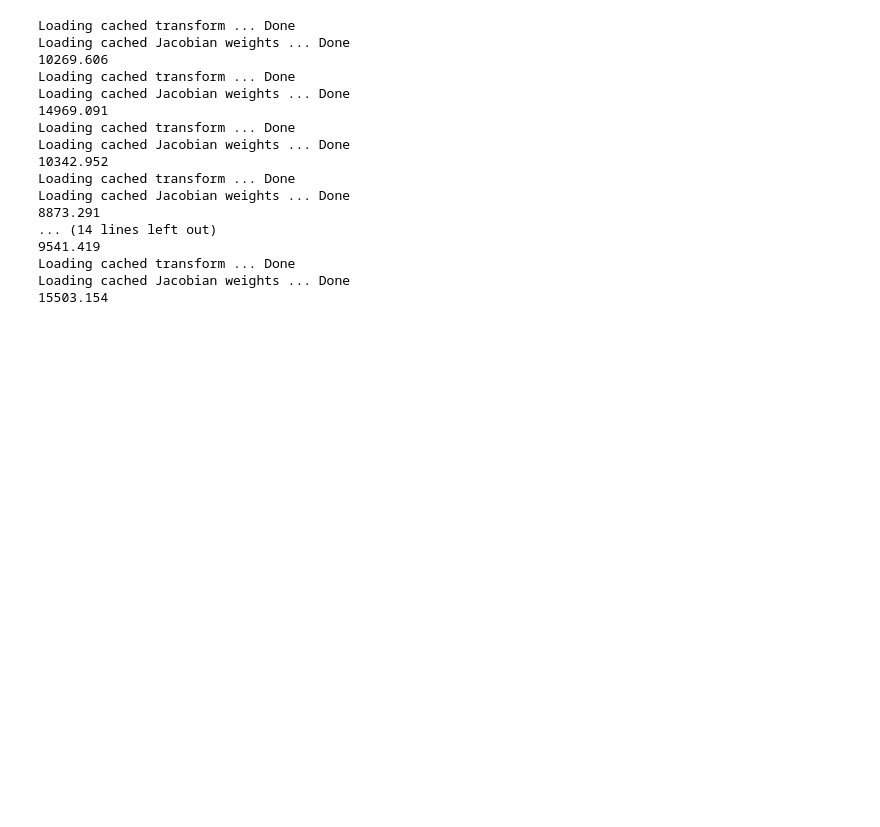
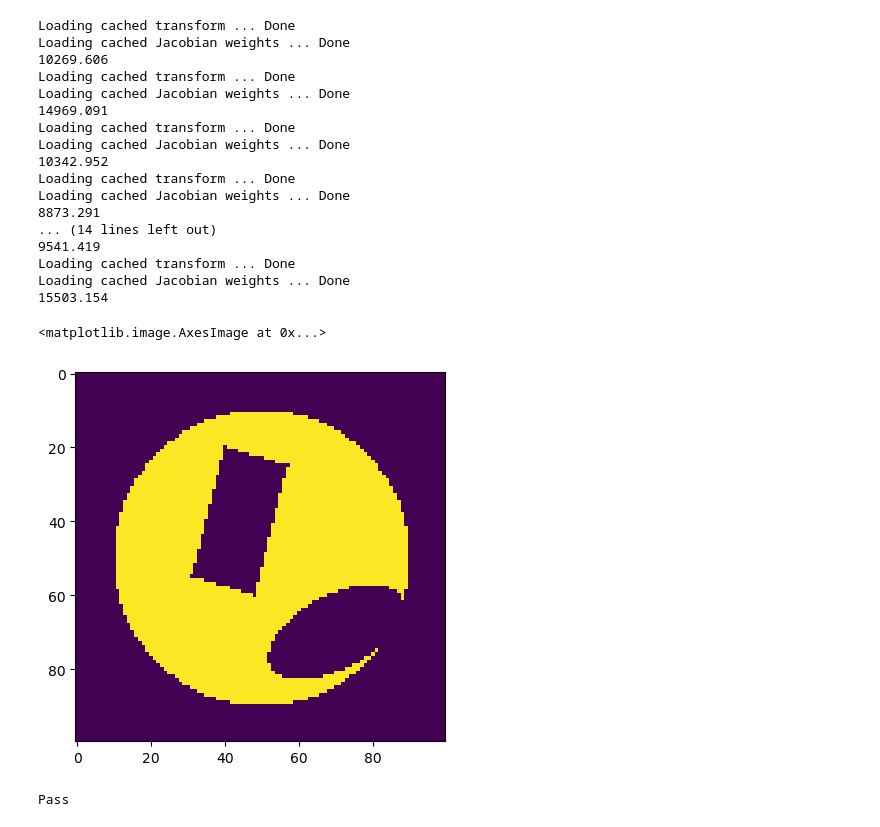
Before and after one commit to willowdpring/LanexPointingLib, a Jupyter notebook: testing.ipynb, the cells around one changed output. Saved outputs shown, nothing was run; the diff lists cells and outputs as text; code cells hidden in the pictures; blank space fills up the shorter version.

```diff
--- a/testing.ipynb
+++ b/testing.ipynb
@@ -134,3 +118,64 @@ Loading cached Jacobian weights ... Done
 Loading cached transform ... Done
 Loading cached Jacobian weights ... Done
 15503.154
+# %%
+from skimage.draw import (
+    polygon,
+    disk,
+    ellipse,
+)
+import matplotlib.pyplot as plt
+import numpy as np
+
+def mask_shape(shape,geometry,args):
+    geometries = { # available skimage patches
+        'polygon':polygon,
+        'ellipse':ellipse
+        }
+
+    patch = geometries[geometry](**args)
+
+    mask = np.ones(shape,dtype=bool)
+    mask[patch] = 0
+
+    return mask
+
+
+# KEEP, GEOMETRY, ARGS
+patches = [
+    #dont keep stuff in a polygon:
+    [False,'polygon',{'r':[20,25,60,55],'c':[40,57,48,31]}],
+    #throw away stuff INSIDE a small elipse:
+    [False,'ellipse',{'r':70,'c':70,'r_radius':10, 'c_radius':20,'rotation':0.5}],
+    #ONLY KEEP stuff inside a big circle:
+    [True,'ellipse',{'r':50,'c':50,'r_radius':40, 'c_radius':40,'rotation':0}],
+]
+
+
+def merge_patches(shape,patches):
+
+    patches.sort() # probably not necessary
+
+    mask = np.ones(shape,dtype=bool)
+
+    for patch in patches:
+        if not patch[0]:
+            mask &= mask_shape(shape,*patch[1:])
+        else:
+            mask &= ~mask_shape(shape,*patch[1:])
+
+    return mask
+
+
+shape = [100,100]
+
+
+plt.imshow(merge_patches(shape,patches))
+# %% [output]
+<matplotlib.image.AxesImage at 0x...>
+[figure, added]
+# %%
+if all([None,None,1]) is not None:
+    print('Pass')
+# %% [output]
+Pass
```
Also changed, not shown: parts of 2 cells of this notebook, 8 other files.
